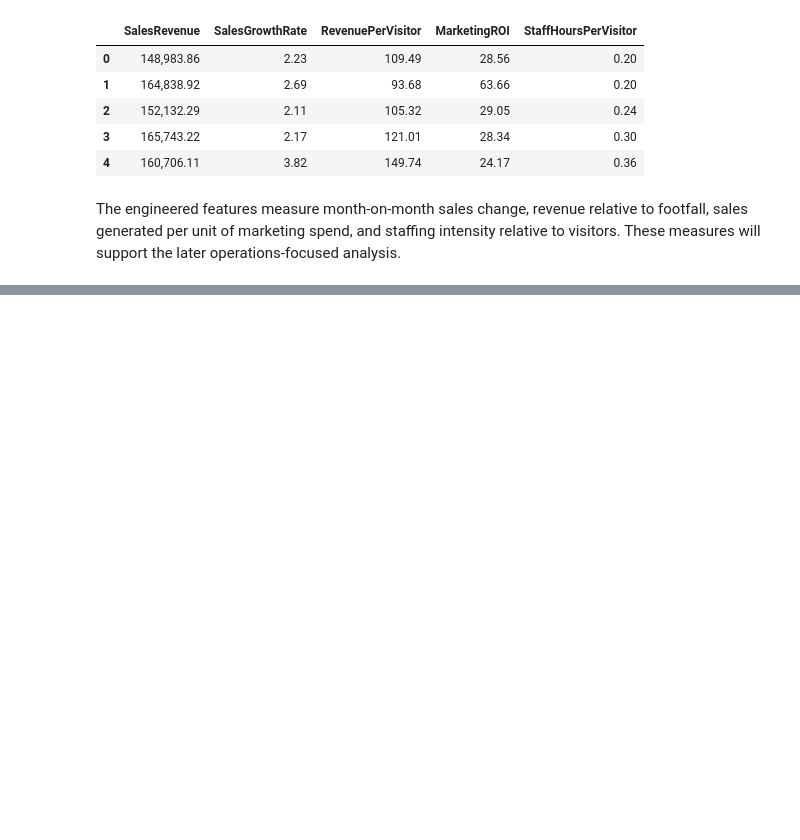
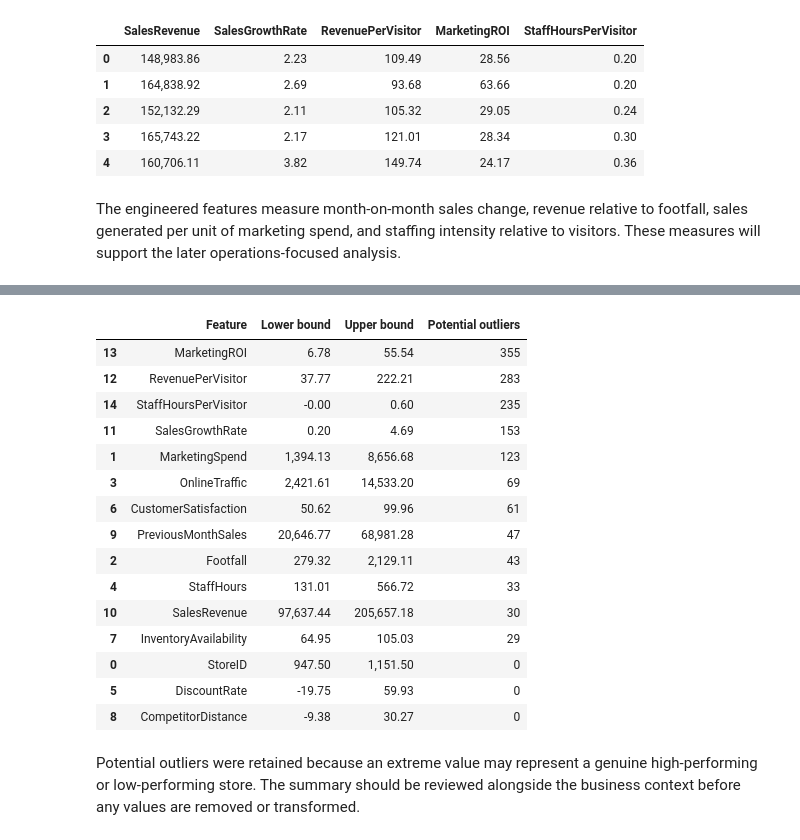
Before and after one commit to PaulaEleni05/CA1-Business-Analytics, a Jupyter notebook: CA1_Analysis.ipynb, the cells around one changed output, grey strips where cells are left out. Saved outputs shown, nothing was run; the diff lists cells and outputs as text; code cells hidden in the pictures; blank space fills up the shorter version.

```diff
--- a/CA1_Analysis.ipynb
+++ b/CA1_Analysis.ipynb
@@ -232,0 +494,38 @@ The engineered features measure month-on-month sales change, revenue relative to
+# %%
+numeric_columns = retail_clean.select_dtypes(include='number').columns
+outlier_rows = []
+for column in numeric_columns:
+    q1 = retail_clean[column].quantile(0.25)
+    q3 = retail_clean[column].quantile(0.75)
+    iqr = q3 - q1
+    lower_bound = q1 - 1.5 * iqr
+    upper_bound = q3 + 1.5 * iqr
+    count = int(((retail_clean[column] < lower_bound) | (retail_clean[column] > upper_bound)).sum())
+    outlier_rows.append({
+        'Feature': column,
+        'Lower bound': lower_bound,
+        'Upper bound': upper_bound,
+        'Potential outliers': count,
+    })
+
+iqr_outlier_summary = pd.DataFrame(outlier_rows).sort_values('Potential outliers', ascending=False)
+display(iqr_outlier_summary)
+# %% [output]
+|  | Feature | Lower bound | Upper bound | Potential outliers |
+| 13 | MarketingROI | 6.78 | 55.54 | 355 |
+| 12 | RevenuePerVisitor | 37.77 | 222.21 | 283 |
+| 14 | StaffHoursPerVisitor | -0.00 | 0.60 | 235 |
+| 11 | SalesGrowthRate | 0.20 | 4.69 | 153 |
+| 1 | MarketingSpend | 1,394.13 | 8,656.68 | 123 |
+| 3 | OnlineTraffic | 2,421.61 | 14,533.20 | 69 |
+| 6 | CustomerSatisfaction | 50.62 | 99.96 | 61 |
+| 9 | PreviousMonthSales | 20,646.77 | 68,981.28 | 47 |
+| 2 | Footfall | 279.32 | 2,129.11 | 43 |
+| 4 | StaffHours | 131.01 | 566.72 | 33 |
+| 10 | SalesRevenue | 97,637.44 | 205,657.18 | 30 |
+| 7 | InventoryAvailability | 64.95 | 105.03 | 29 |
+| 0 | StoreID | 947.50 | 1,151.50 | 0 |
+| 5 | DiscountRate | -19.75 | 59.93 | 0 |
+| 8 | CompetitorDistance | -9.38 | 30.27 | 0 |
+# %% [markdown]
+Potential outliers were retained because an extreme value may represent a genuine high-performing or low-performing store. The summary should be reviewed alongside the business context before any values are removed or transformed.
```
Also changed, not shown: parts of 14 cells of this notebook.
